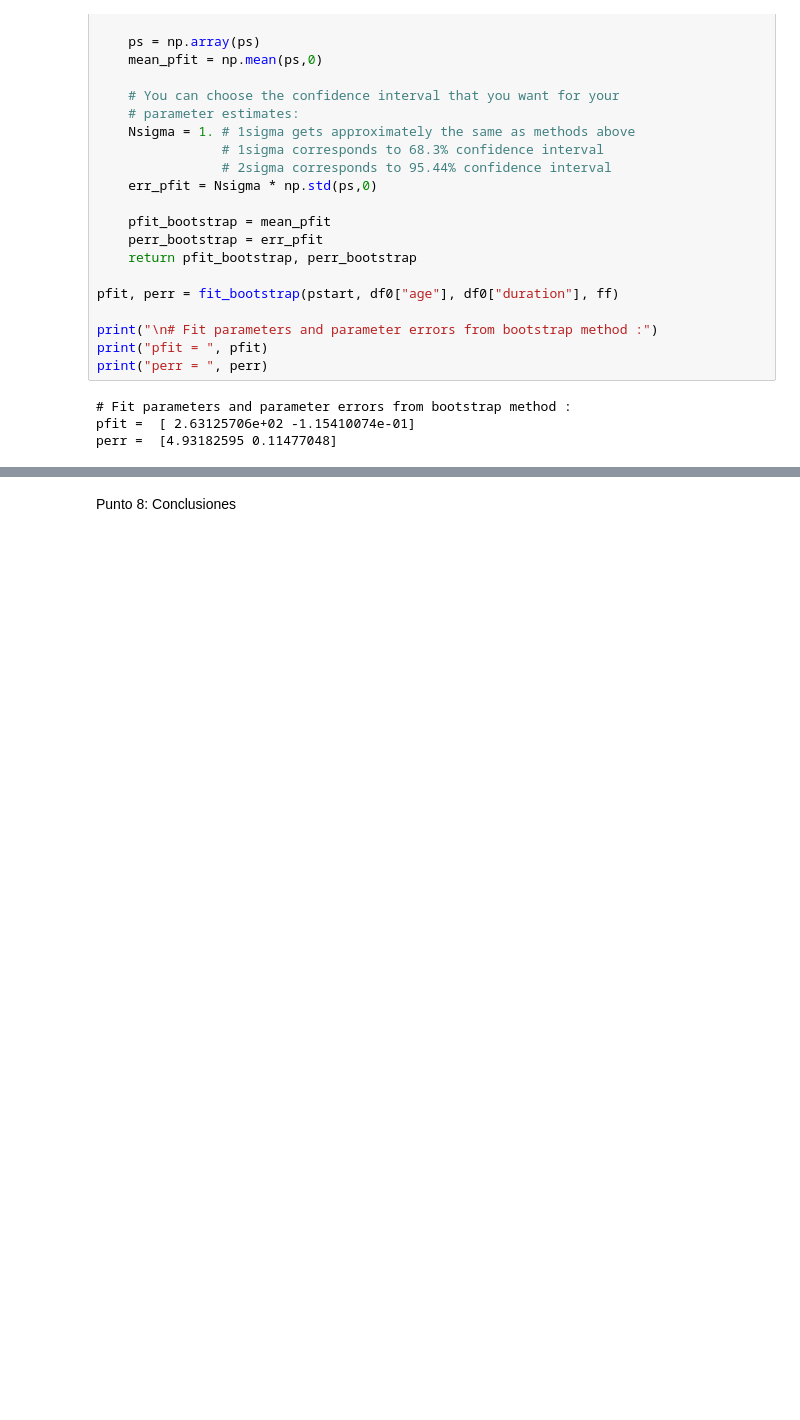
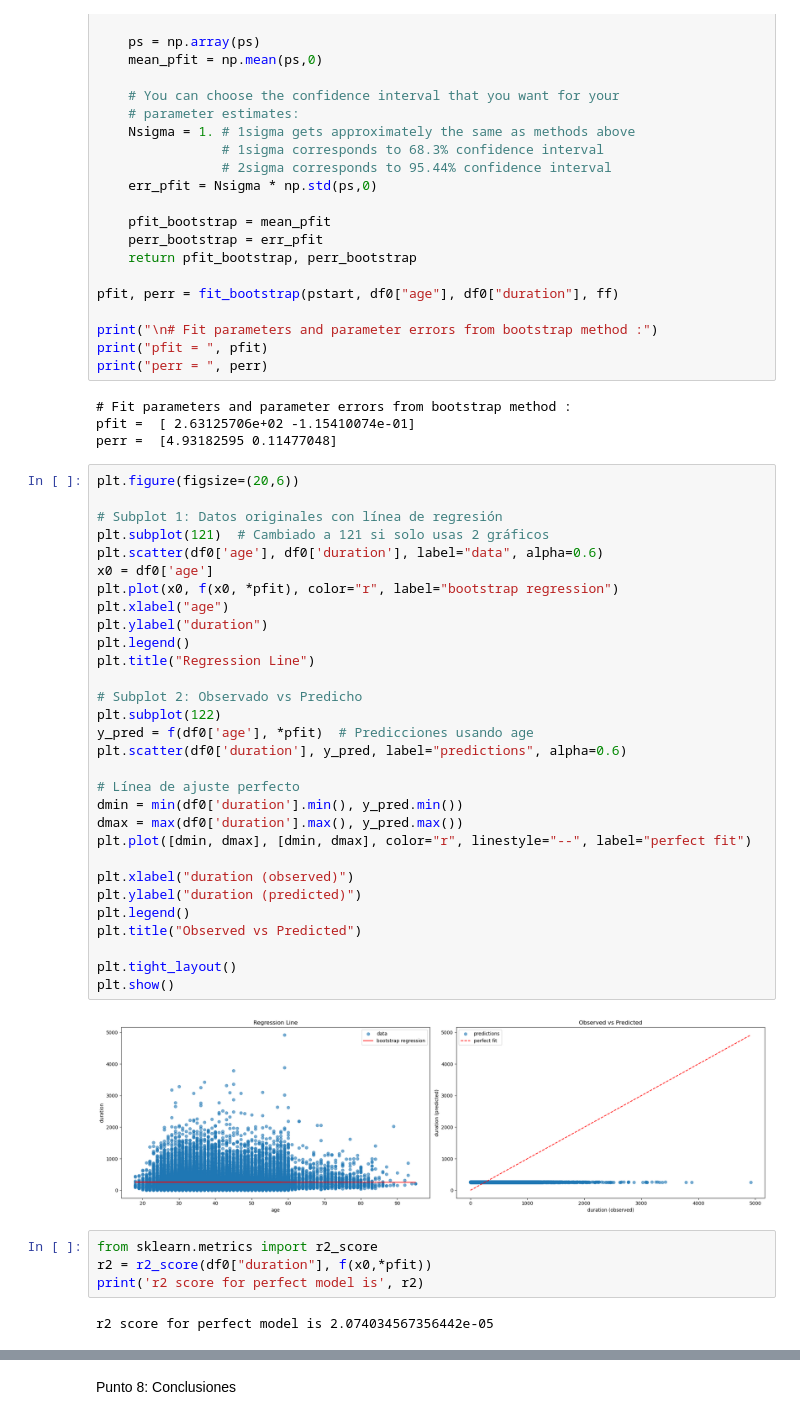
Before and after one commit to TheMaorba/DataMining, a Jupyter notebook: Tarea2/Tarea2.ipynb, the cells around one changed output, grey strips where cells are left out. Saved outputs shown, nothing was run; the diff lists cells and outputs as text; blank space fills up the shorter version.

```diff
--- a/Tarea2/Tarea2.ipynb
+++ b/Tarea2/Tarea2.ipynb
@@ -421,3 +421,41 @@ print("perr = ", perr)
 # Fit parameters and parameter errors from bootstrap method :
 pfit =  [ 2.63125706e+02 -1.15410074e-01]
 perr =  [4.93182595 0.11477048]
+# %%
+plt.figure(figsize=(20,6))
+
+# Subplot 1: Datos originales con línea de regresión
+plt.subplot(121)  # Cambiado a 121 si solo usas 2 gráficos
+plt.scatter(df0['age'], df0['duration'], label="data", alpha=0.6)
+x0 = df0['age']
+plt.plot(x0, f(x0, *pfit), color="r", label="bootstrap regression")
+plt.xlabel("age")
+plt.ylabel("duration")
+plt.legend()
+plt.title("Regression Line")
+
+# Subplot 2: Observado vs Predicho
+plt.subplot(122)
+y_pred = f(df0['age'], *pfit)  # Predicciones usando age
+plt.scatter(df0['duration'], y_pred, label="predictions", alpha=0.6)
+
+# Línea de ajuste perfecto
+dmin = min(df0['duration'].min(), y_pred.min())
+dmax = max(df0['duration'].max(), y_pred.max())
+plt.plot([dmin, dmax], [dmin, dmax], color="r", linestyle="--", label="perfect fit")
+
+plt.xlabel("duration (observed)")
+plt.ylabel("duration (predicted)")
+plt.legend()
+plt.title("Observed vs Predicted")
+
+plt.tight_layout()
+plt.show()
+# %% [output]
+[figure, added]
+# %%
+from sklearn.metrics import r2_score
+r2 = r2_score(df0["duration"], f(x0,*pfit))
+print('r2 score for perfect model is', r2)
+# %% [output]
+r2 score for perfect model is 2.074034567356442e-05
```
Also changed, not shown: parts of 10 cells of this notebook.
